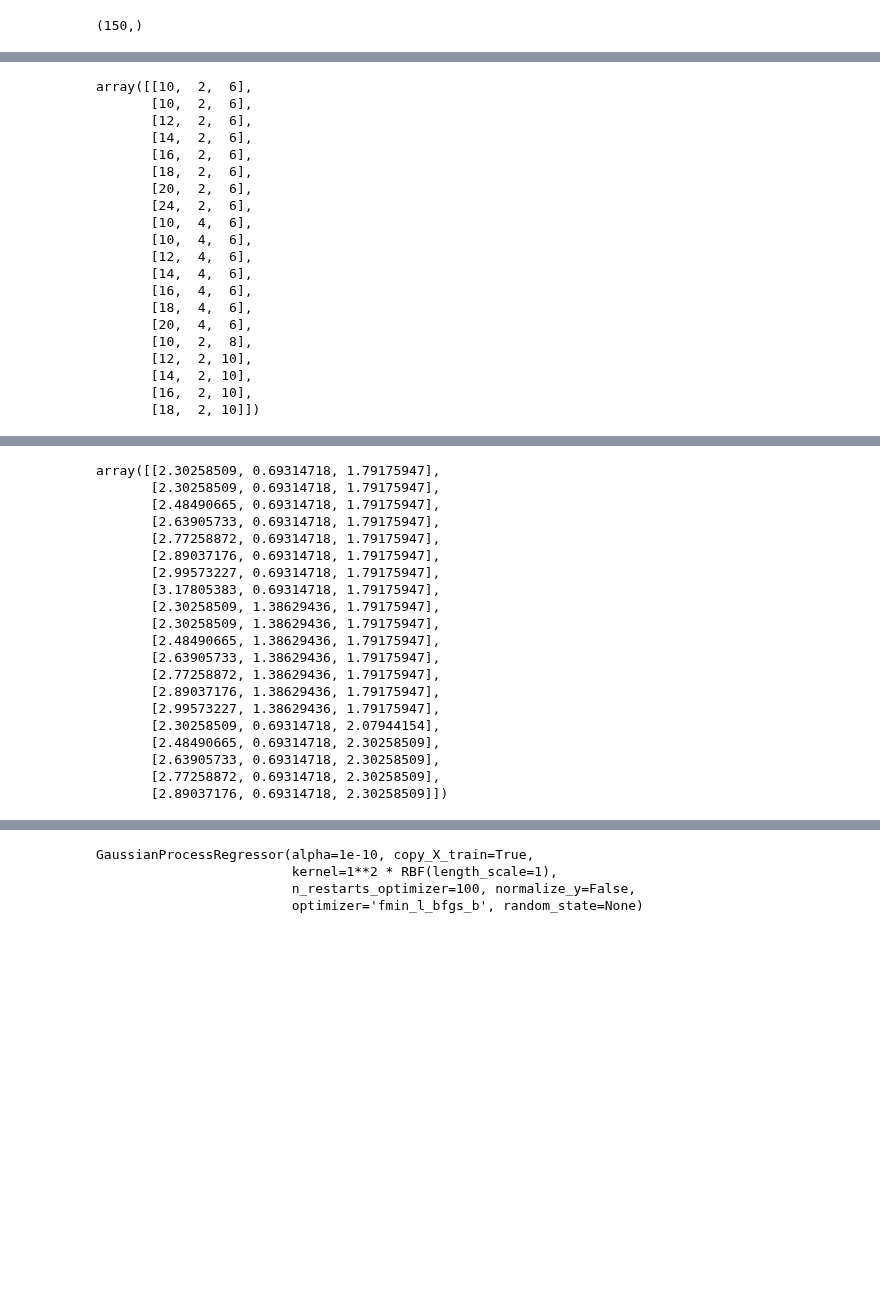
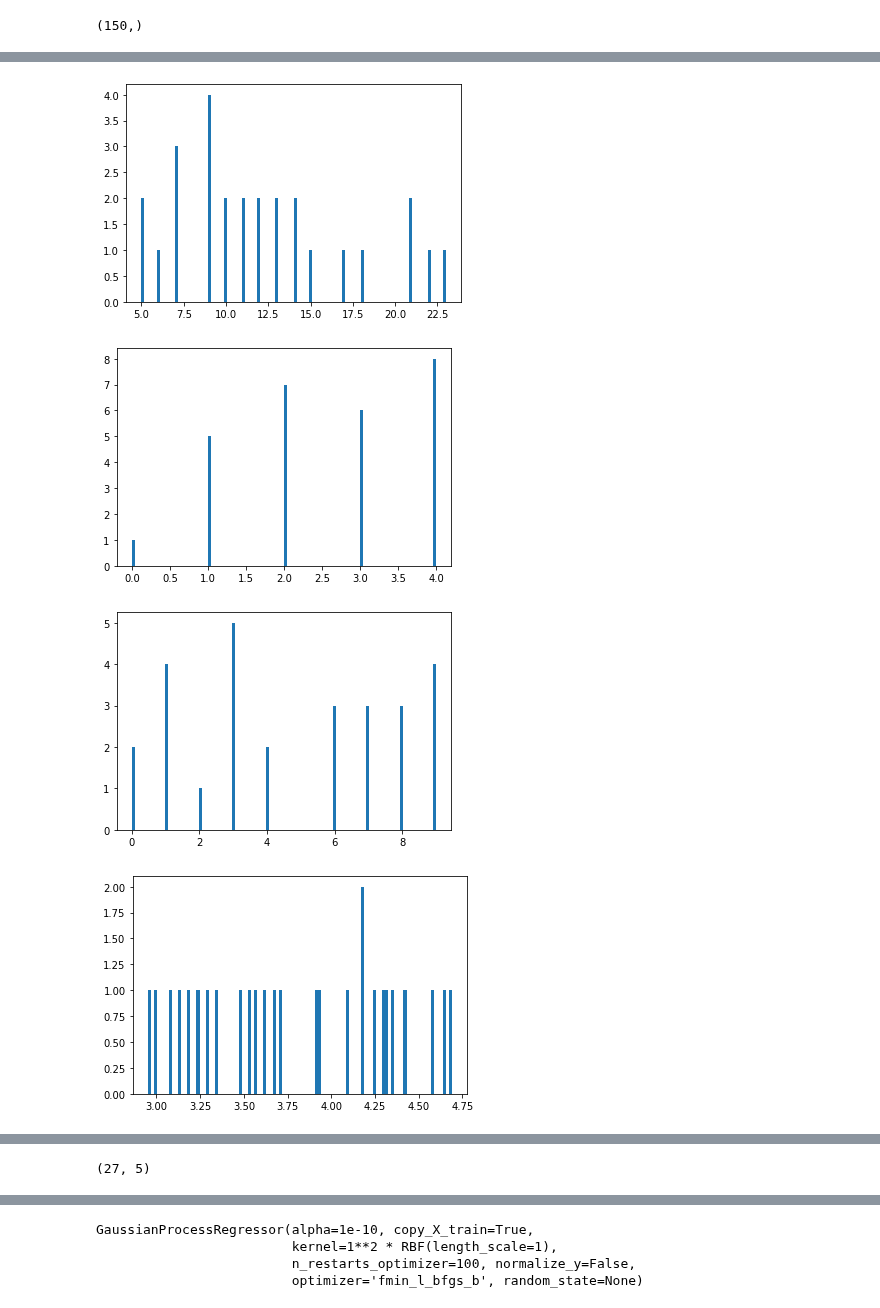
Before and after one commit to VMBoehm/PAE, a Jupyter notebook: notebooks/param_space_sampling.ipynb, the cells around one changed output, grey strips where cells are left out. Saved outputs shown, nothing was run; the diff lists cells and outputs as text; code cells hidden in the pictures; blank space fills up the shorter version.

```diff
--- a/notebooks/param_space_sampling.ipynb
+++ b/notebooks/param_space_sampling.ipynb
@@ -80,28 +79,14 @@ Index(['nvp_depth', 'num_nsf', 'num_nvp', 'scale', 'learningrate_1',
       dtype='object')
 # %%
-x = regressor[['nvp_depth', 'num_nsf', 'num_nvp']]#, 'final_err','min_err', 'final_deriv', 'avg_deriv']]
+x = regressor[['nvp_depth', 'num_nsf', 'num_nvp', 'scale','nbins']]#, 'final_err','min_err', 'final_deriv', 'avg_deriv']]
 # %%
 x = x.to_numpy()
-# %%
-x
-# %% [output]
-array([[10,  2,  6],
-       [10,  2,  6],
-       [12,  2,  6],
-       [14,  2,  6],
-       [16,  2,  6],
-       [18,  2,  6],
-       [20,  2,  6],
-       [24,  2,  6],
-       [10,  4,  6],
-       [10,  4,  6],
-       [12,  4,  6],
-       [14,  4,  6],
-       [16,  4,  6],
-       [18,  4,  6],
-       [20,  4,  6],
-       [10,  2,  8],
-       [12,  2, 10],
-       [14,  2, 10],
-       [16,  2, 10],
-       [18,  2, 10]])
+# %%
+for ii in range(5):
+    _ = plt.hist(x[:,ii], bins=100)
+    plt.show()
+# %% [output]
+[figure, added]
+[figure, added]
+[figure, added]
+[figure, added]
@@ -110,25 +96,6 @@ x[np.where(x==0)]=1e-9
 # %%
 x = np.log(x)
 # %%
-x
+x.shape
 # %% [output]
-array([[2.30258509, 0.69314718, 1.79175947],
-       [2.30258509, 0.69314718, 1.79175947],
-       [2.48490665, 0.69314718, 1.79175947],
-       [2.63905733, 0.69314718, 1.79175947],
-       [2.77258872, 0.69314718, 1.79175947],
-       [2.89037176, 0.69314718, 1.79175947],
-       [2.99573227, 0.69314718, 1.79175947],
-       [3.17805383, 0.69314718, 1.79175947],
-       [2.30258509, 1.38629436, 1.79175947],
-       [2.30258509, 1.38629436, 1.79175947],
-       [2.48490665, 1.38629436, 1.79175947],
-       [2.63905733, 1.38629436, 1.79175947],
-       [2.77258872, 1.38629436, 1.79175947],
-       [2.89037176, 1.38629436, 1.79175947],
-       [2.99573227, 1.38629436, 1.79175947],
-       [2.30258509, 0.69314718, 2.07944154],
-       [2.48490665, 0.69314718, 2.30258509],
-       [2.63905733, 0.69314718, 2.30258509],
-       [2.77258872, 0.69314718, 2.30258509],
-       [2.89037176, 0.69314718, 2.30258509]])
+(27, 5)
```
Also changed, not shown: parts of 21 cells of this notebook, 1 other file.
